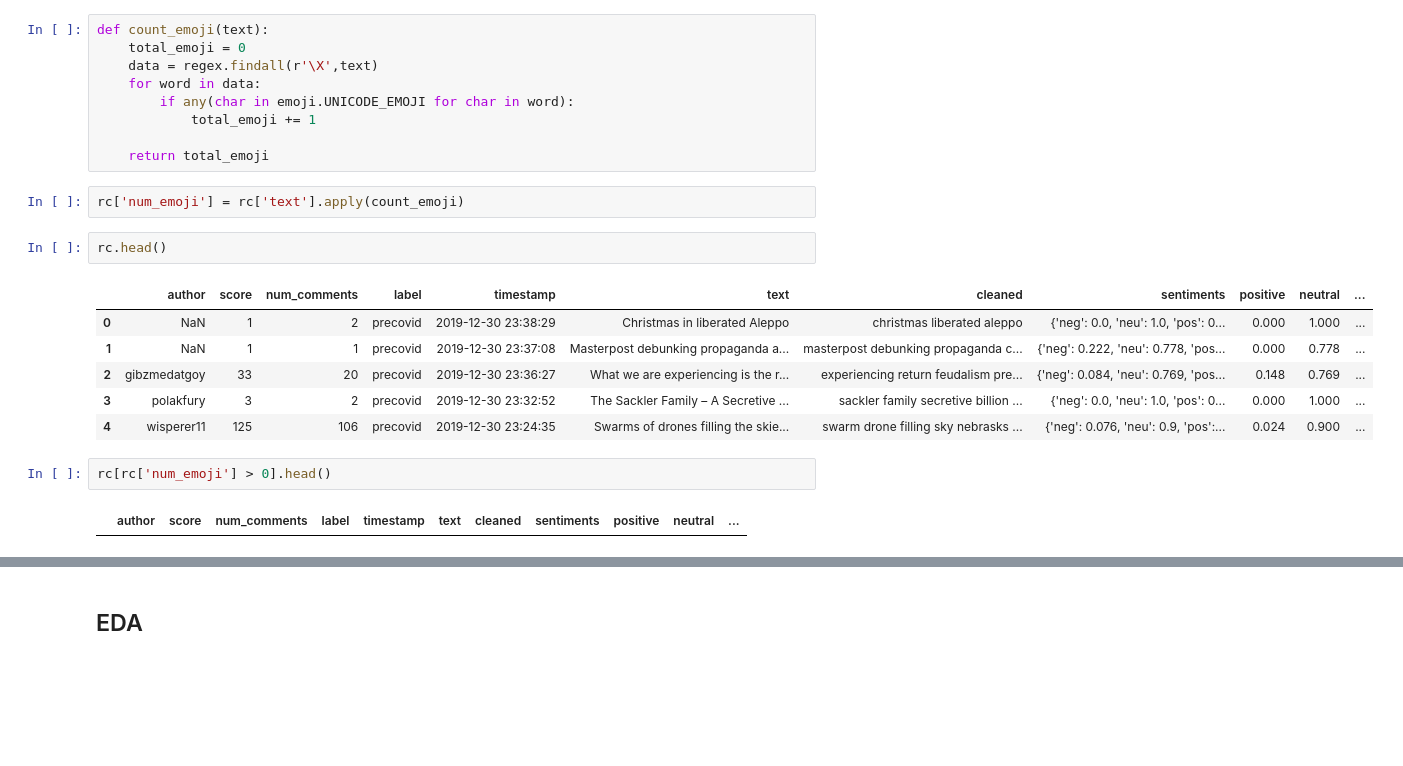
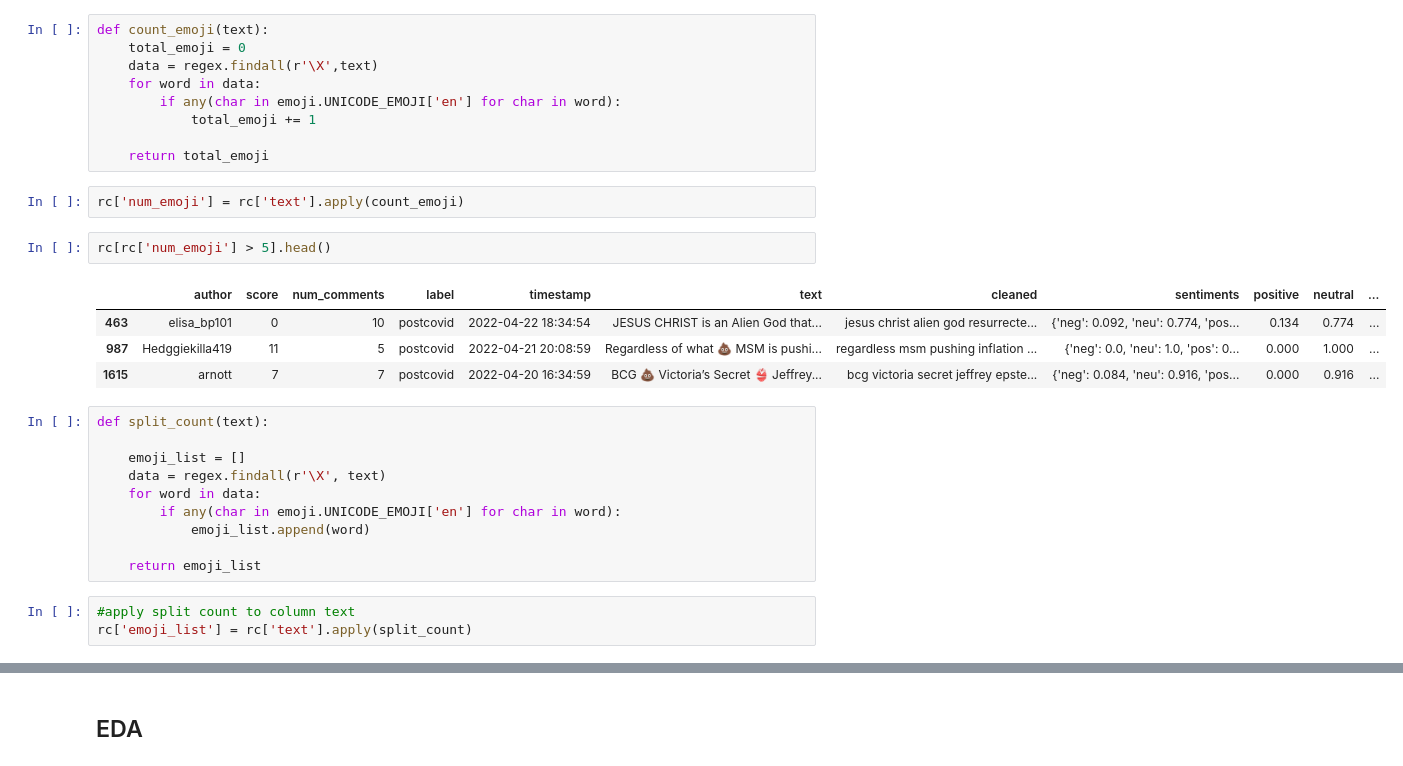
Before and after one commit to nszoni/reddit_conspiracy_theories, a Jupyter notebook: python/reddit_conspiracy_theories.ipynb, the cells around one changed output, grey strips where cells are left out. Cells and saved outputs as stored; diff of their text form; blank space fills up the shorter version.

```diff
--- a/python/reddit_conspiracy_theories.ipynb
+++ b/python/reddit_conspiracy_theories.ipynb
@@ -319,22 +320,29 @@ def count_emoji(text):
     total_emoji = 0
     data = regex.findall(r'\X',text)
     for word in data:
-        if any(char in emoji.UNICODE_EMOJI for char in word):
+        if any(char in emoji.UNICODE_EMOJI['en'] for char in word):
             total_emoji += 1
 
     return total_emoji
 # %%
 rc['num_emoji'] = rc['text'].apply(count_emoji)
 # %%
-rc.head()
+rc[rc['num_emoji'] > 5].head()
 # %% [output]
 |  | author | score | num_comments | label | timestamp | text | cleaned | sentiments | positive | neutral | ... |
-| 0 | NaN | 1 | 2 | precovid | 2019-12-30 23:38:29 | Christmas in liberated Aleppo | christmas liberated aleppo | {'neg': 0.0, 'neu': 1.0, 'pos': 0... | 0.000 | 1.000 | ... |
-| 1 | NaN | 1 | 1 | precovid | 2019-12-30 23:37:08 | Masterpost debunking propaganda a... | masterpost debunking propaganda c... | {'neg': 0.222, 'neu': 0.778, 'pos... | 0.000 | 0.778 | ... |
-| 2 | gibzmedatgoy | 33 | 20 | precovid | 2019-12-30 23:36:27 | What we are experiencing is the r... | experiencing return feudalism pre... | {'neg': 0.084, 'neu': 0.769, 'pos... | 0.148 | 0.769 | ... |
-| 3 | polakfury | 3 | 2 | precovid | 2019-12-30 23:32:52 | The Sackler Family – A Secretive ... | sackler family secretive billion ... | {'neg': 0.0, 'neu': 1.0, 'pos': 0... | 0.000 | 1.000 | ... |
-| 4 | wisperer11 | 125 | 106 | precovid | 2019-12-30 23:24:35 | Swarms of drones filling the skie... | swarm drone filling sky nebrasks ... | {'neg': 0.076, 'neu': 0.9, 'pos':... | 0.024 | 0.900 | ... |
+| 463 | elisa_bp101 | 0 | 10 | postcovid | 2022-04-22 18:34:54 | JESUS CHRIST is an Alien God that... | jesus christ alien god resurrecte... | {'neg': 0.092, 'neu': 0.774, 'pos... | 0.134 | 0.774 | ... |
+| 987 | Hedggiekilla419 | 11 | 5 | postcovid | 2022-04-21 20:08:59 | Regardless of what 💩 MSM is pushi... | regardless msm pushing inflation ... | {'neg': 0.0, 'neu': 1.0, 'pos': 0... | 0.000 | 1.000 | ... |
+| 1615 | arnott | 7 | 7 | postcovid | 2022-04-20 16:34:59 | BCG 💩 Victoria’s Secret 👙 Jeffrey... | bcg victoria secret jeffrey epste... | {'neg': 0.084, 'neu': 0.916, 'pos... | 0.000 | 0.916 | ... |
-# %%
-rc[rc['num_emoji'] > 0].head()
-# %% [output]
-|  | author | score | num_comments | label | timestamp | text | cleaned | sentiments | positive | neutral | ... |
+# %%
+def split_count(text):
+
+    emoji_list = []
+    data = regex.findall(r'\X', text)
+    for word in data:
+        if any(char in emoji.UNICODE_EMOJI['en'] for char in word):
+            emoji_list.append(word)
+
+    return emoji_list
+# %%
+#apply split count to column text
+rc['emoji_list'] = rc['text'].apply(split_count)
```
Also changed, not shown: parts of 7 cells of this notebook.
